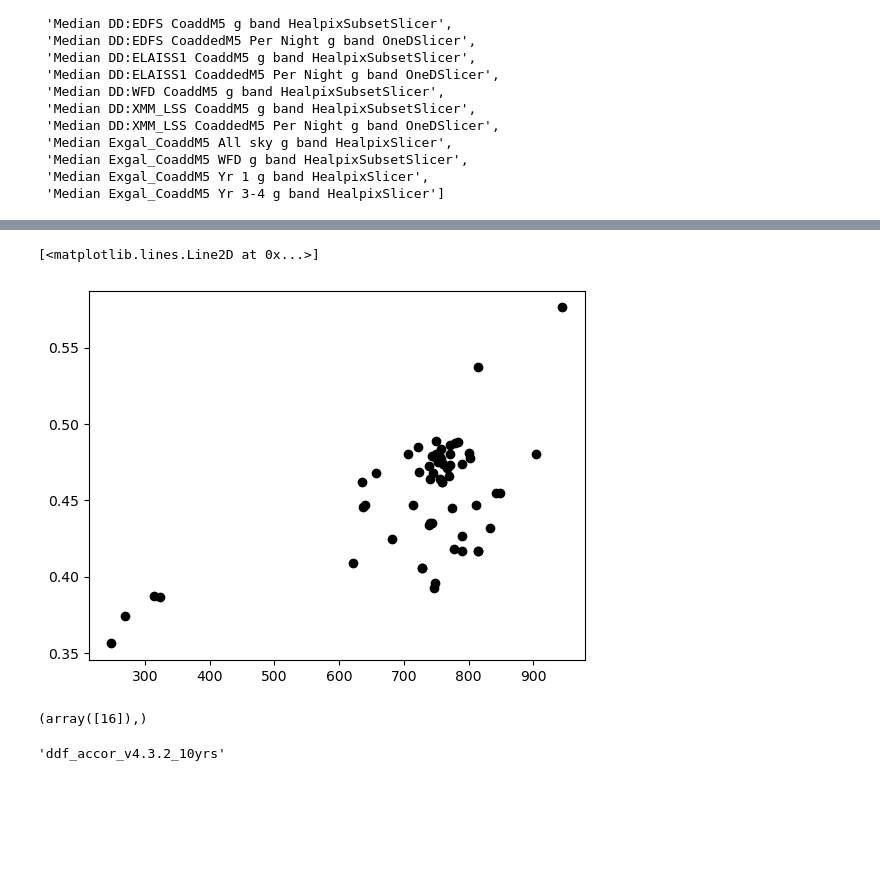
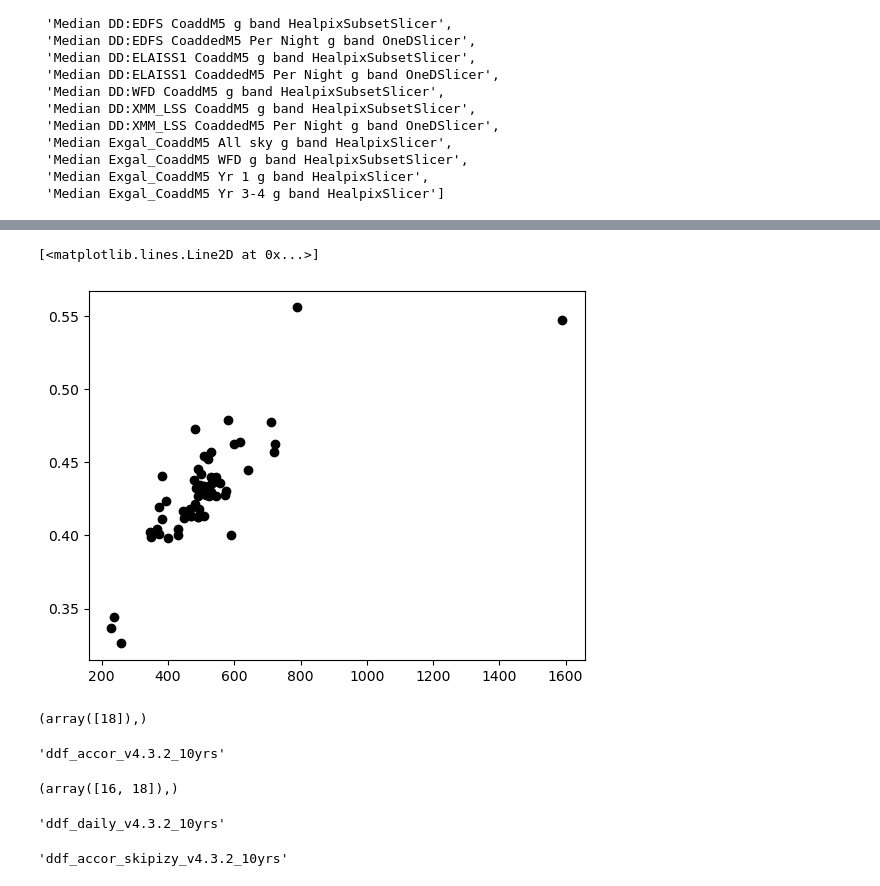
Before and after one commit to lsst-sims/sims_featureScheduler_runs4.3, a Jupyter notebook: maf/quick_look.ipynb, the cells around one changed output, grey strips where cells are left out. Cells and saved outputs as stored; diff of their text form; code cells hidden in the pictures; blank space fills up the shorter version.

```diff
--- a/maf/quick_look.ipynb
+++ b/maf/quick_look.ipynb
@@ -523,16 +523,28 @@ for d in dfs:
 # %%
 names = ["COSMOS", "XMM_LSS", "ECDFS", "EDFS"]
 fig, ax = plt.subplots()
-name = names[0]
+name = names[2]
 ax.plot(ddf_data["N SN %s" % name], ddf_data["zlim %s" % name], 'ko')
 # %% [output]
 [<matplotlib.lines.Line2D at 0x...>]
-[figure, old version]
+[figure, new version]
 # %%
 np.where(ddf_data["N SN %s" % name] == ddf_data["N SN %s" % name].max())
 # %% [output]
-(array([16]),)
+(array([18]),)
 # %%
 ddf_data.index[17]
 # %% [output]
 'ddf_accor_v4.3.2_10yrs'
+# %%
+np.where(ddf_data["zlim %s" % name] > 0.5)
+# %% [output]
+(array([16, 18]),)
+# %%
+ddf_data.index[18]
+# %% [output]
+'ddf_daily_v4.3.2_10yrs'
+# %%
+ddf_data.index[16]
+# %% [output]
+'ddf_accor_skipizy_v4.3.2_10yrs'
```
Also changed, not shown: parts of 2 cells of this notebook.
